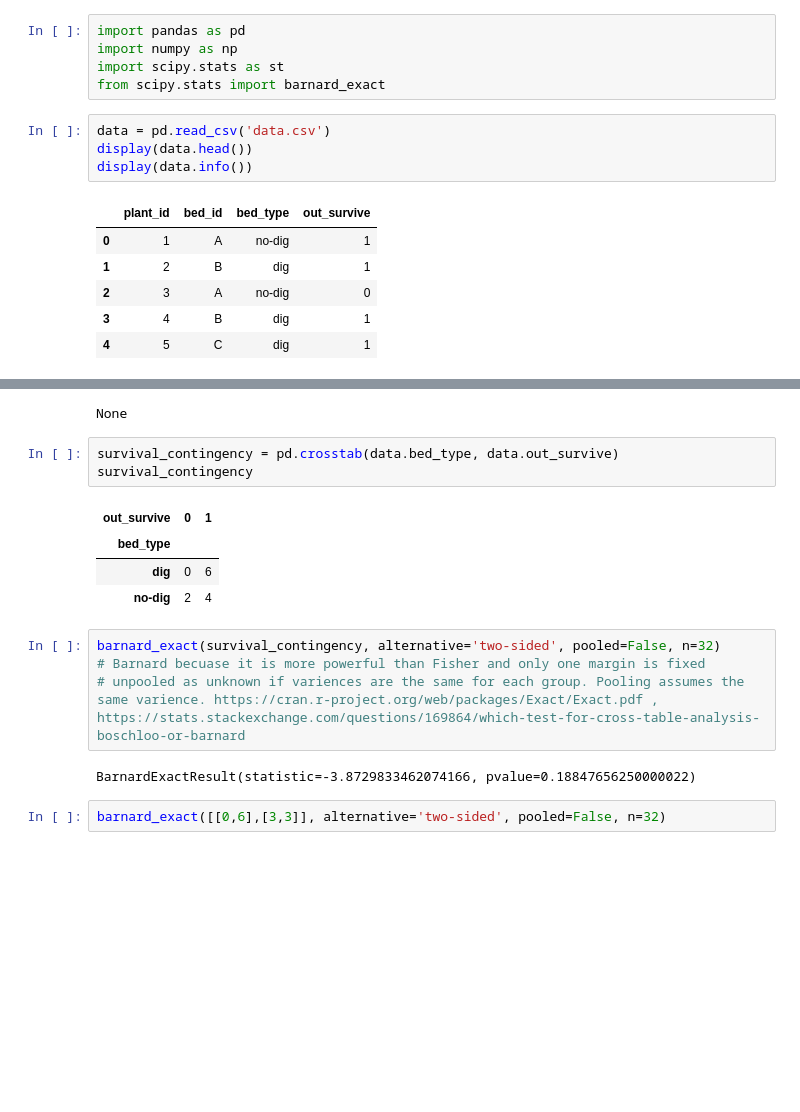
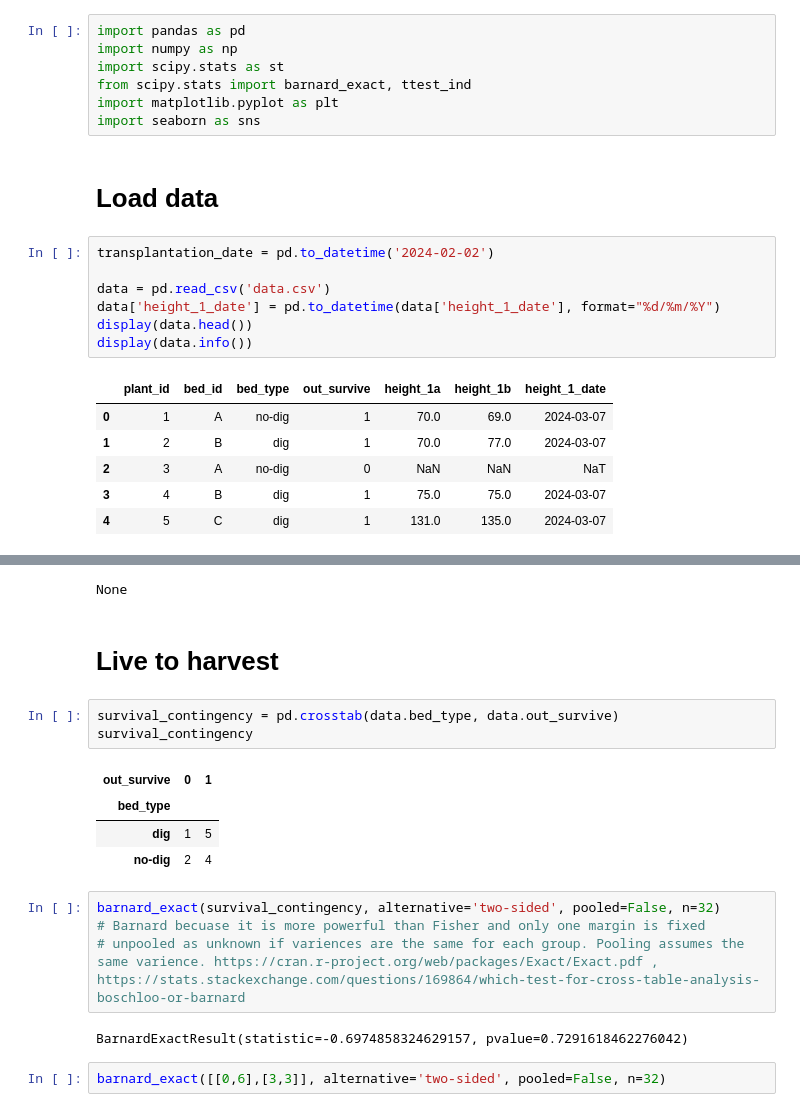
Before and after one commit to Brebbox/ebg, a Jupyter notebook: S1 - No-dig/analysis.ipynb, the cells around one changed output, grey strips where cells are left out. Cells and saved outputs as stored; diff of their text form; blank space fills up the shorter version.

Commit message:
Added first height measurement and initial analysis.
Signed-off-by: EBG <evidence.based.gardener@gmail.com>

```diff
--- a/S1 - No-dig/analysis.ipynb
+++ b/S1 - No-dig/analysis.ipynb
@@ -2,17 +2,24 @@
 import pandas as pd
 import numpy as np
 import scipy.stats as st
-from scipy.stats import barnard_exact
+from scipy.stats import barnard_exact, ttest_ind
+import matplotlib.pyplot as plt
+import seaborn as sns
+# %% [markdown]
+# Load data
 # %%
+transplantation_date = pd.to_datetime('2024-02-02')
+
 data = pd.read_csv('data.csv')
+data['height_1_date'] = pd.to_datetime(data['height_1_date'], format="%d/%m/%Y")
 display(data.head())
 display(data.info())
 # %% [output]
-|  | plant_id | bed_id | bed_type | out_survive |
-| 0 | 1 | A | no-dig | 1 |
-| 1 | 2 | B | dig | 1 |
-| 2 | 3 | A | no-dig | 0 |
-| 3 | 4 | B | dig | 1 |
-| 4 | 5 | C | dig | 1 |
+|  | plant_id | bed_id | bed_type | out_survive | height_1a | height_1b | height_1_date |
+| 0 | 1 | A | no-dig | 1 | 70.0 | 69.0 | 2024-03-07 |
+| 1 | 2 | B | dig | 1 | 70.0 | 77.0 | 2024-03-07 |
+| 2 | 3 | A | no-dig | 0 | NaN | NaN | NaT |
+| 3 | 4 | B | dig | 1 | 75.0 | 75.0 | 2024-03-07 |
+| 4 | 5 | C | dig | 1 | 131.0 | 135.0 | 2024-03-07 |
 <class 'pandas.core.frame.DataFrame'>
 RangeIndex: 12 entries, 0 to 11
@@ -28,18 +38,20 @@ memory usage: 516.0+ bytes
 None
+# %% [markdown]
+# Live to harvest
 # %%
 survival_contingency = pd.crosstab(data.bed_type, data.out_survive)
 survival_contingency
 # %% [output]
 | out_survive | 0 | 1 |
 | bed_type |  |  |
-| dig | 0 | 6 |
+| dig | 1 | 5 |
 | no-dig | 2 | 4 |
 # %%
 barnard_exact(survival_contingency, alternative='two-sided', pooled=False, n=32)
 # Barnard becuase it is more powerful than Fisher and only one margin is fixed
 # unpooled as unknown if variences are the same for each group. Pooling assumes the same varience. https://cran.r-project.org/web/packages/Exact/Exact.pdf , https://stats.stackexchange.com/questions/169864/which-test-for-cross-table-analysis-boschloo-or-barnard
 # %% [output]
-BarnardExactResult(statistic=-3.8729833462074166, pvalue=0.18847656250000022)
+BarnardExactResult(statistic=-0.6974858324629157, pvalue=0.7291618462276042)
 # %%
 barnard_exact([[0,6],[3,3]], alternative='two-sided', pooled=False, n=32)
 # %% [output]
```
Also changed, not shown: parts of 6 cells of this notebook, 1 other file.
